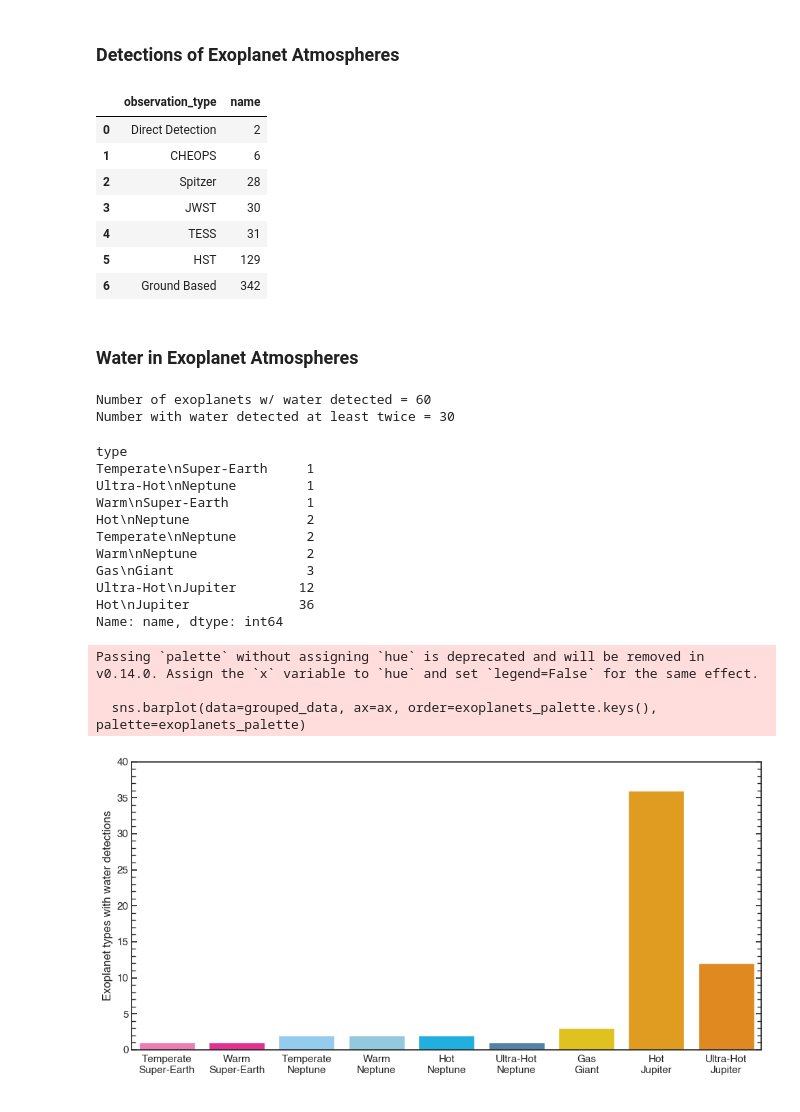
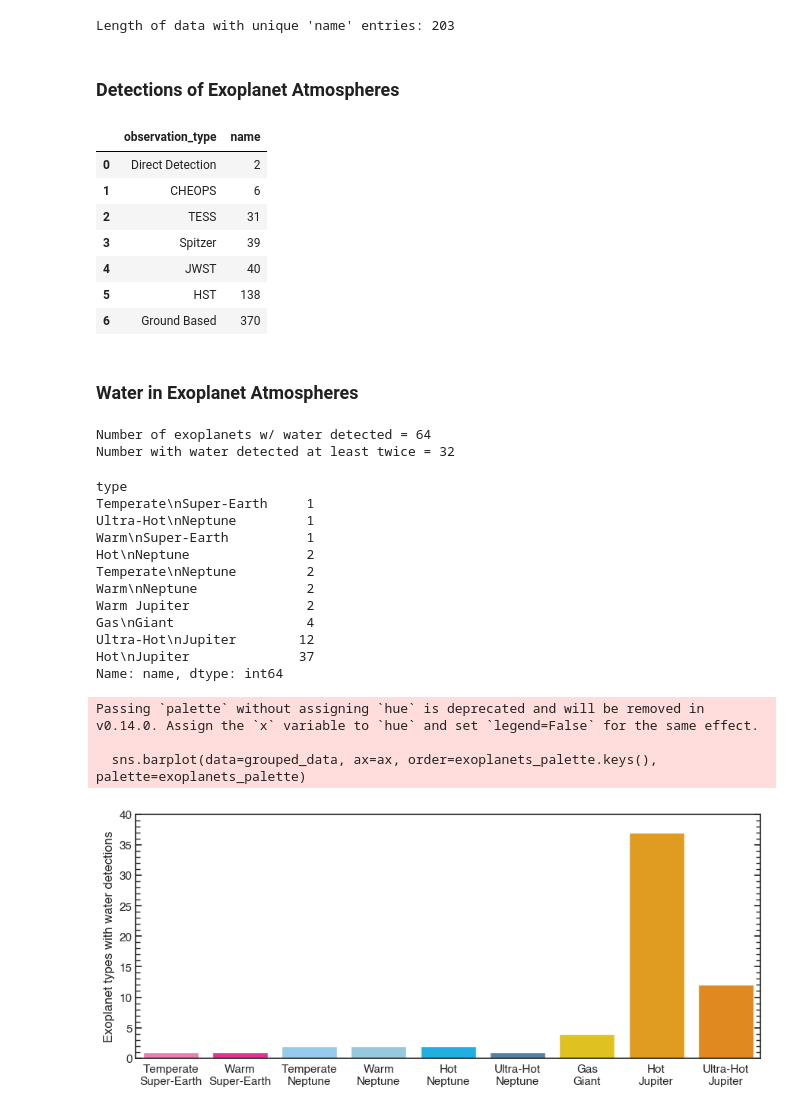
Before and after one commit to mbarnfield63/MSci_Project, a Jupyter notebook: ExoAtmospheres_database/iac_exoatmos.ipynb, the cells around one changed output. Saved outputs shown, nothing was run; the diff lists cells and outputs as text; code cells hidden in the pictures.

```diff
--- a/ExoAtmospheres_database/iac_exoatmos.ipynb
+++ b/ExoAtmospheres_database/iac_exoatmos.ipynb
@@ -20,8 +20,13 @@ custom_params = {"xtick.minor.visible": True,
 sns.set_theme(style='ticks', rc=custom_params)
 # %%
 # import
-csv_name = "iac_exoplanet_atmospheres-20231114.csv"
+csv_name = "iac_exoplanet_atmospheres-20240402.csv"
 data = pd.read_csv(csv_name, delimiter=';')
+# %%
+unique_length = data['name'].nunique()
+print(f"Length of data with unique 'name' entries: {unique_length}")
+# %% [output]
+Length of data with unique 'name' entries: 203
 # %% [markdown]
 ### Detections of Exoplanet Atmospheres
 # %%
@@ -40,11 +45,11 @@ detections
 |  | observation_type | name |
 | 0 | Direct Detection | 2 |
 | 1 | CHEOPS | 6 |
-| 2 | Spitzer | 28 |
-| 3 | JWST | 30 |
-| 4 | TESS | 31 |
-| 5 | HST | 129 |
-| 6 | Ground Based | 342 |
+| 2 | TESS | 31 |
+| 3 | Spitzer | 39 |
+| 4 | JWST | 40 |
+| 5 | HST | 138 |
+| 6 | Ground Based | 370 |
 # %% [markdown]
 ### Water in Exoplanet Atmospheres
 # %%
@@ -55,8 +60,8 @@ number = water_planets.name.value_counts()
 print(f'Number of exoplanets w/ water detected = {len(number)}')
 print(f'Number with water detected at least twice = {len(number[number.values>1])}')
 # %% [output]
-Number of exoplanets w/ water detected = 60
-Number with water detected at least twice = 30
+Number of exoplanets w/ water detected = 64
+Number with water detected at least twice = 32
 # %%
 water_planets['mass_E'] = water_planets['mass']*317.8
 water_planets['radius_E'] = water_planets['radius']*10.98
@@ -111,28 +116,29 @@ Warm\nSuper-Earth          1
 Hot\nNeptune               2
 Temperate\nNeptune         2
 Warm\nNeptune              2
-Gas\nGiant                 3
+Warm Jupiter               2
+Gas\nGiant                 4
 Ultra-Hot\nJupiter        12
-Hot\nJupiter              36
+Hot\nJupiter              37
 Name: name, dtype: int64
 # %%
-fig, ax = plt.subplots(1,1,figsize=(10,5))
+fig, ax = plt.subplots(1,1, figsize=(9,4))
 sns.barplot(data=grouped_data, ax=ax, order=exoplanets_palette.keys(), palette=exoplanets_palette)
 ax.xaxis.set_tick_params(which='both', top=False, bottom=False)
 
 # Add labels and title
 plt.ylim(0,40)
 plt.xticks(rotation='horizontal')
 plt.xlabel(None)
 plt.ylabel('Exoplanet types with water detections')
 plt.tight_layout()
 
 plt.savefig('Water_Detections_Categories', dpi=200)
 # %% [output]
 Passing `palette` without assigning `hue` is deprecated and will be removed in v0.14.0. Assign the `x` variable to `hue` and set `legend=False` for the same effect.
 
   sns.barplot(data=grouped_data, ax=ax, order=exoplanets_palette.keys(), palette=exoplanets_palette)
-[figure, old version]
+[figure, new version]
 # %%
 grouped_data
 # %% [output]
```
Also changed, not shown: parts of 4 cells of this notebook, 2 other files.
